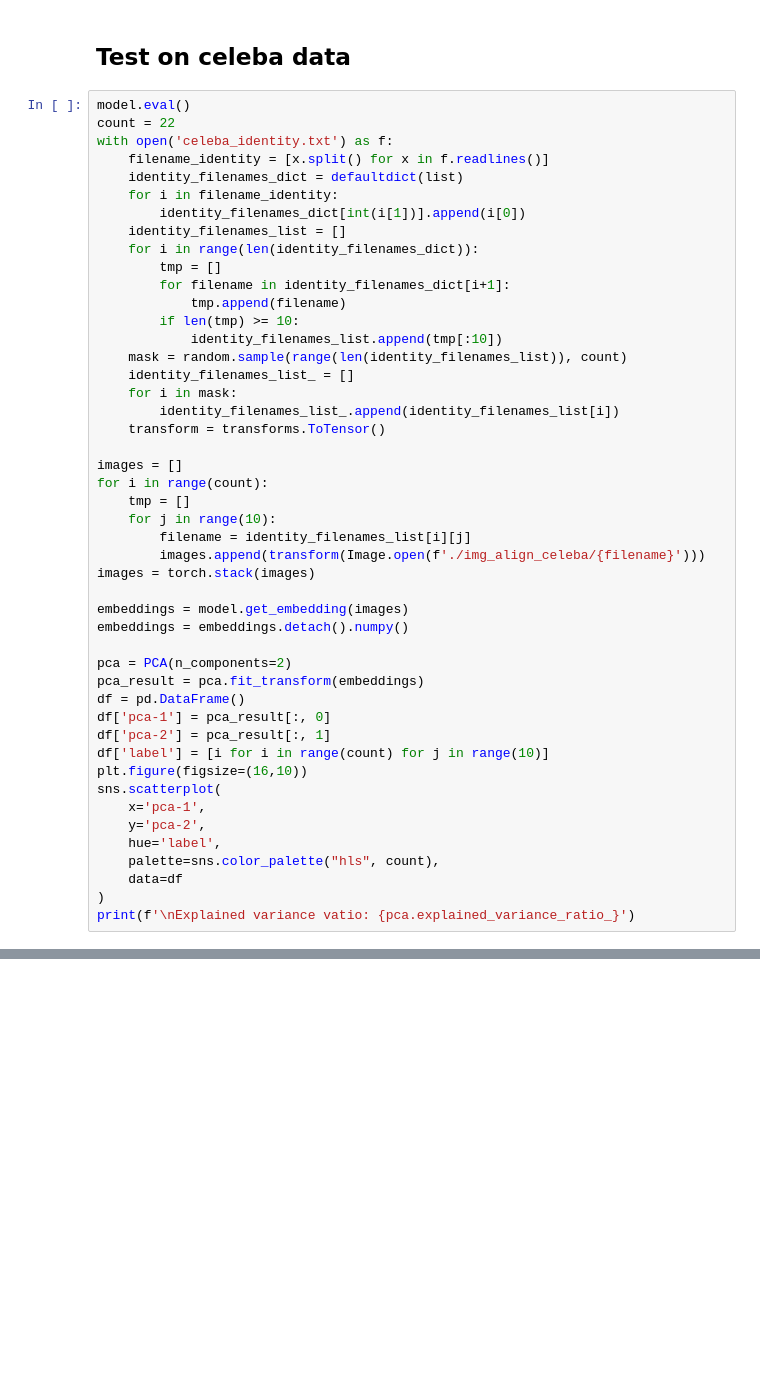
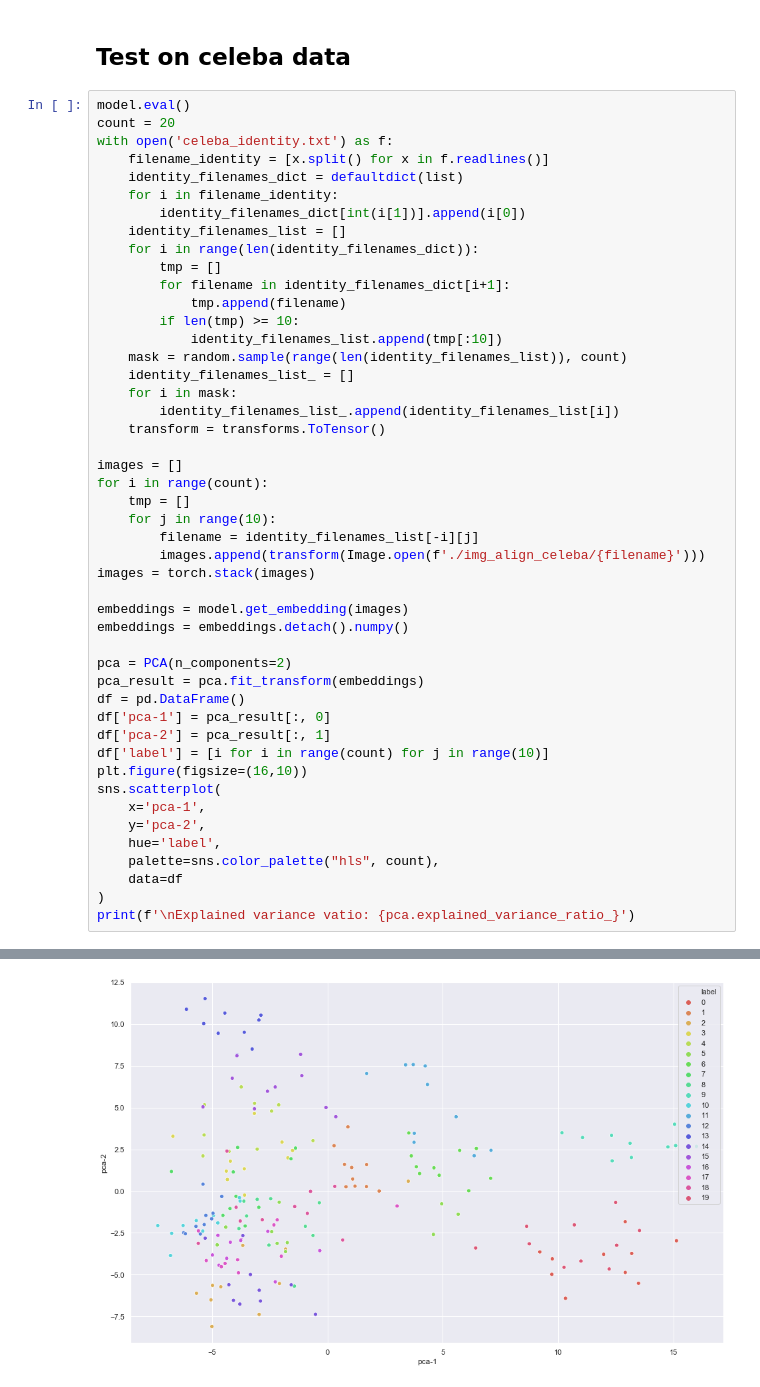
Before and after one commit to wzh0317/similar-face, a Jupyter notebook: main2.ipynb, the cells around one changed output, grey strips where cells are left out. Cells and saved outputs as stored; diff of their text form; blank space fills up the shorter version.

```diff
--- a/main2.ipynb
+++ b/main2.ipynb
@@ -310,7 +328,7 @@ plt.imshow(np.transpose(make_grid(closest_k_faces, 5), (1, 2, 0)))
 ## Test on celeba data
 # %%
 model.eval()
-count = 22
+count = 20
 with open('celeba_identity.txt') as f:
     filename_identity = [x.split() for x in f.readlines()]
     identity_filenames_dict = defaultdict(list)
@@ -333,7 +351,7 @@ images = []
 for i in range(count):
     tmp = []
     for j in range(10):
-        filename = identity_filenames_list[i][j]
+        filename = identity_filenames_list[-i][j]
         images.append(transform(Image.open(f'./img_align_celeba/{filename}')))
 images = torch.stack(images)
 
@@ -355,3 +373,4 @@ sns.scatterplot(
     data=df
 )
 print(f'\nExplained variance vatio: {pca.explained_variance_ratio_}')
+# %% [output]
@@ -358 +378,2 @@ print(f'\nExplained variance vatio: {pca.explained_variance_ratio_}')
+[figure, added]
 # %%
```
Also changed, not shown: parts of 13 cells of this notebook, 6 other files.
